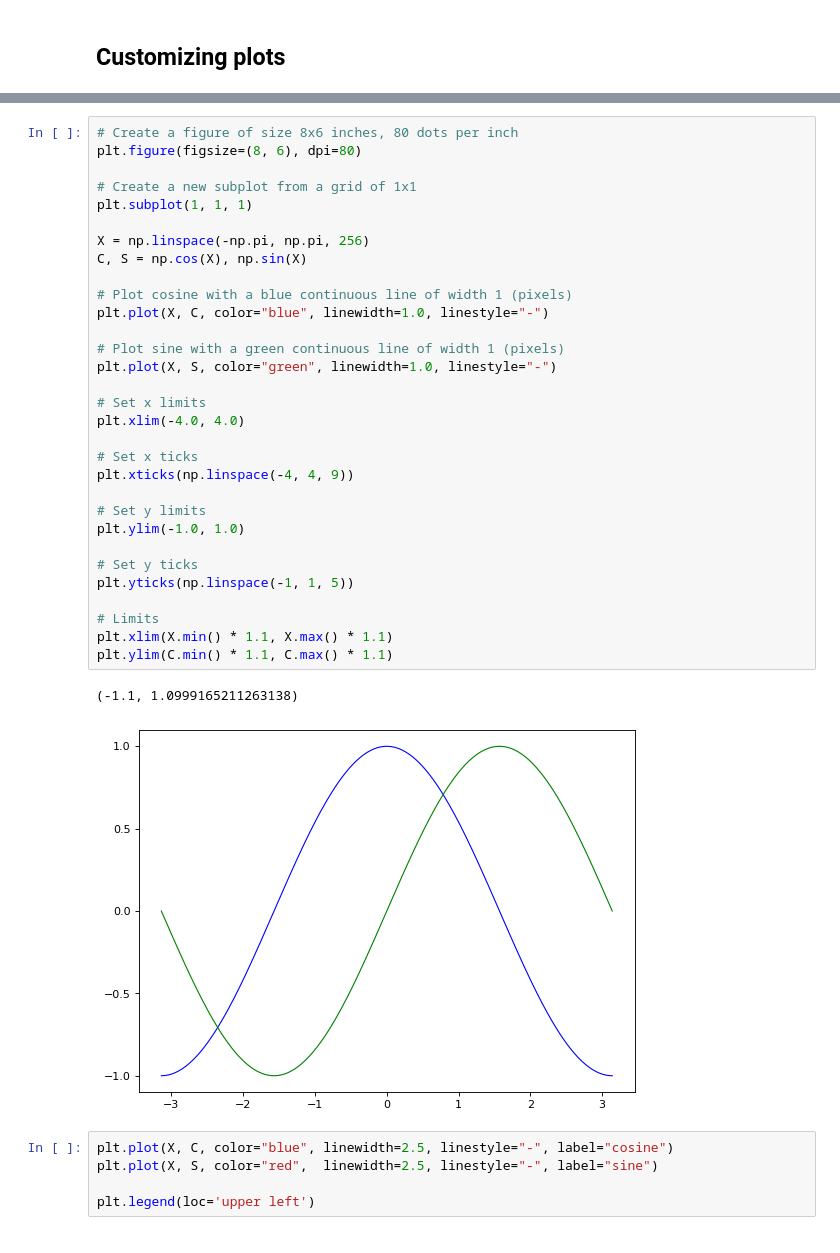
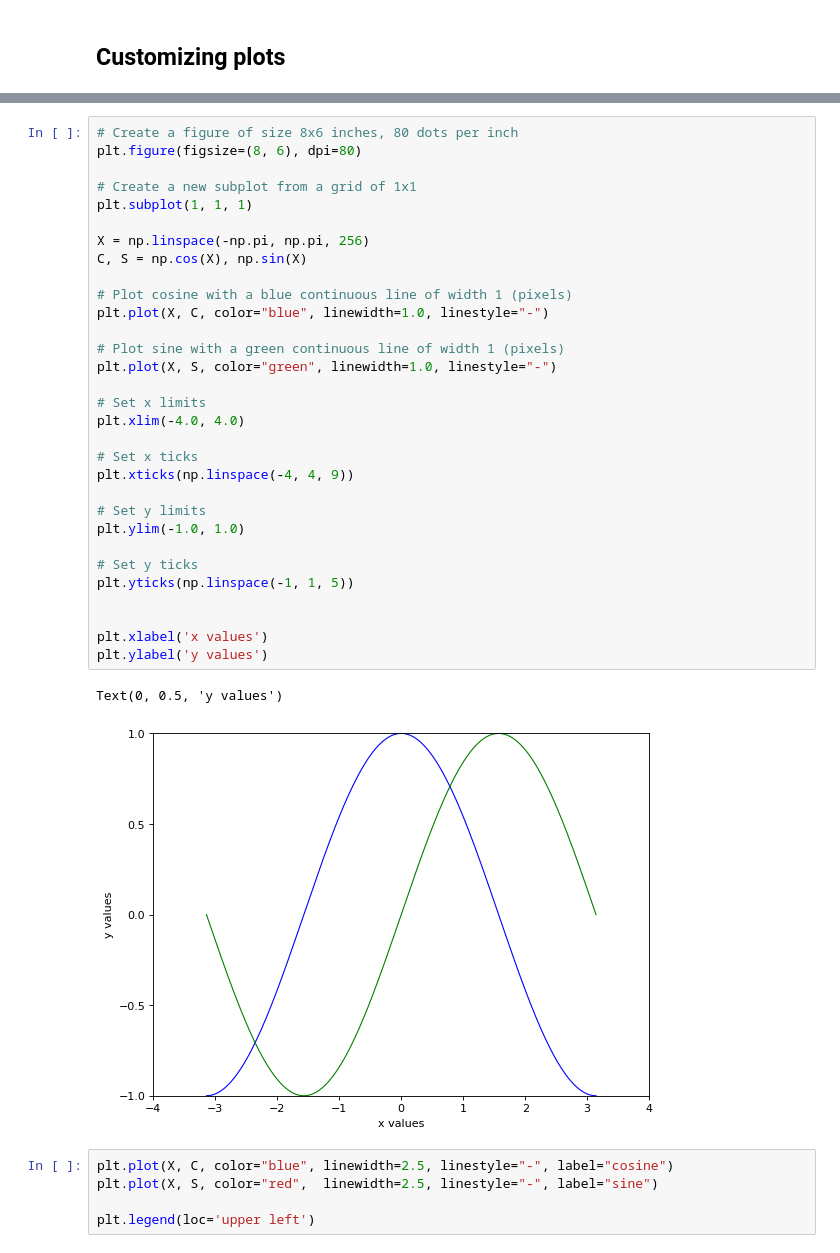
Before and after one commit to andreall/dicca__python_course, a Jupyter notebook: 04_matplotlib.ipynb, the cells around one changed output, grey strips where cells are left out. Drawn from its saved outputs; the diff is of its cells as text.

```diff
--- a/04_matplotlib.ipynb
+++ b/04_matplotlib.ipynb
@@ -109,37 +94,37 @@ plt.ylim(0., 1.)
 # %%
 # Create a figure of size 8x6 inches, 80 dots per inch
 plt.figure(figsize=(8, 6), dpi=80)
 
 # Create a new subplot from a grid of 1x1
 plt.subplot(1, 1, 1)
 
 X = np.linspace(-np.pi, np.pi, 256)
 C, S = np.cos(X), np.sin(X)
 
 # Plot cosine with a blue continuous line of width 1 (pixels)
 plt.plot(X, C, color="blue", linewidth=1.0, linestyle="-")
 
 # Plot sine with a green continuous line of width 1 (pixels)
 plt.plot(X, S, color="green", linewidth=1.0, linestyle="-")
 
 # Set x limits
 plt.xlim(-4.0, 4.0)
 
 # Set x ticks
 plt.xticks(np.linspace(-4, 4, 9))
 
 # Set y limits
 plt.ylim(-1.0, 1.0)
 
 # Set y ticks
 plt.yticks(np.linspace(-1, 1, 5))
 
-# Limits
-plt.xlim(X.min() * 1.1, X.max() * 1.1)
-plt.ylim(C.min() * 1.1, C.max() * 1.1)
+
+plt.xlabel('x values')
+plt.ylabel('y values')
 # %% [output]
-(-1.1, 1.0999165211263138)
+Text(0, 0.5, 'y values')
-[figure, old version]
+[figure, new version]
 # %%
 plt.plot(X, C, color="blue", linewidth=2.5, linestyle="-", label="cosine")
 plt.plot(X, S, color="red",  linewidth=2.5, linestyle="-", label="sine")
```
Also changed, not shown: parts of 22 cells of this notebook.
